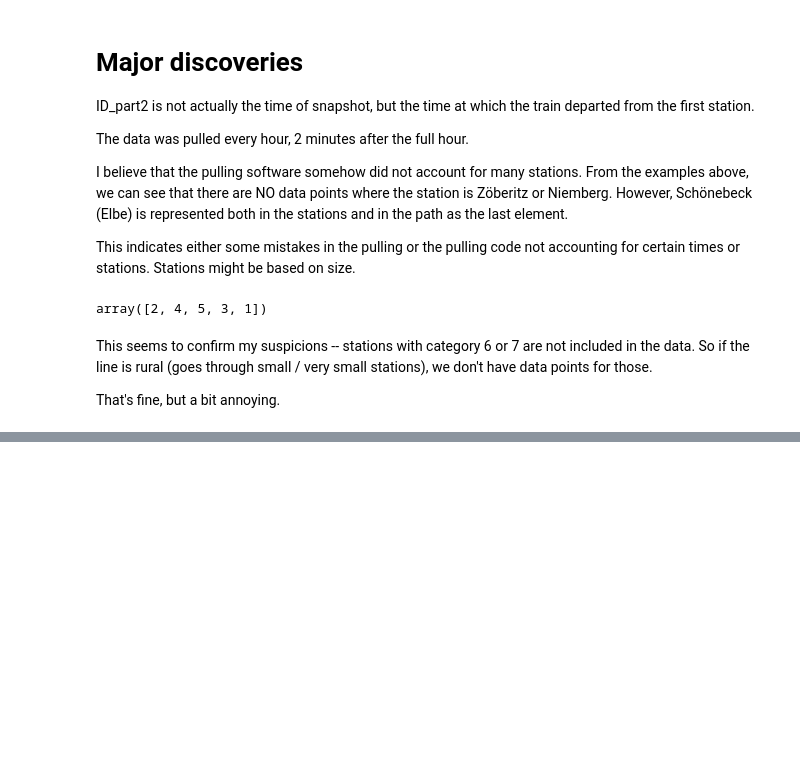
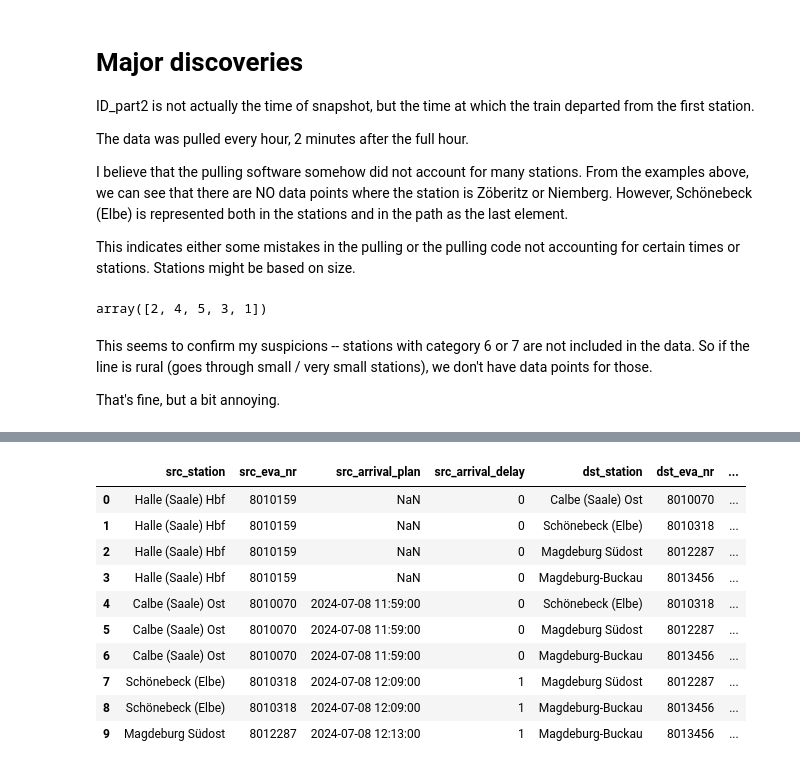
Before and after one commit to anadditivity/ml-deutsche-bahn-delays, a Jupyter notebook: addy_train_line_reconstruction.ipynb, the cells around one changed output, grey strips where cells are left out. Drawn from its saved outputs; the diff is of its cells as text; code cells hidden in the pictures; blank space fills up the shorter version.

Commit message:
added example code to train ride reconstruction that creates new lines

```diff
--- a/addy_train_line_reconstruction.ipynb
+++ b/addy_train_line_reconstruction.ipynb
@@ -176,0 +186,45 @@ That's fine, but a bit annoying.
+# %%
+## the following code is made with help from O365 Copilot
+## THIS IS AN EXAMPLE. FOR THE REAL THING, FOLLOW THE STRUCTURE IN ML Project Scoping Notes.md
+# Filter the relevant rows
+filtered = data[
+    data.ID_part1.astype(str).str.startswith('7259508062') &
+    data.ID_part2.astype(str).str.startswith('2407081114')
+].drop(columns=[
+    'city', 'zip', 'long', 'lat', 'departure_plan', 'departure_change',
+    'departure_delay_m', 'arrival_delay_check', 'departure_delay_check',
+    'ID_fixed', 'ID'
+]).sort_values(['ID_part2', 'ID_part3', 'arrival_plan'])
+
+# Create new data points
+new_rows = []
+for i in range(len(filtered)):
+    src_row = filtered.iloc[i]
+    for j in range(i + 1, len(filtered)):
+        dst_row = filtered.iloc[j]
+        new_rows.append({
+            'src_station': src_row['station'],
+            'src_eva_nr': src_row['eva_nr'],
+            'src_arrival_plan': src_row['arrival_plan'],
+            'src_arrival_delay': src_row['arrival_delay_m'],
+            'dst_station': dst_row['station'],
+            'dst_eva_nr': dst_row['eva_nr'],
+            'dst_arrival_plan': dst_row['arrival_plan'],
+            'dst_arrival_delay': dst_row['arrival_delay_m']
+        })
+
+# Convert to DataFrame
+new_data = pd.DataFrame(new_rows)
+new_data
+# %% [output]
+|  | src_station | src_eva_nr | src_arrival_plan | src_arrival_delay | dst_station | dst_eva_nr | ... |
+| 0 | Halle (Saale) Hbf | 8010159 | NaN | 0 | Calbe (Saale) Ost | 8010070 | ... |
+| 1 | Halle (Saale) Hbf | 8010159 | NaN | 0 | Schönebeck (Elbe) | 8010318 | ... |
+| 2 | Halle (Saale) Hbf | 8010159 | NaN | 0 | Magdeburg Südost | 8012287 | ... |
+| 3 | Halle (Saale) Hbf | 8010159 | NaN | 0 | Magdeburg-Buckau | 8013456 | ... |
+| 4 | Calbe (Saale) Ost | 8010070 | 2024-07-08 11:59:00 | 0 | Schönebeck (Elbe) | 8010318 | ... |
+| 5 | Calbe (Saale) Ost | 8010070 | 2024-07-08 11:59:00 | 0 | Magdeburg Südost | 8012287 | ... |
+| 6 | Calbe (Saale) Ost | 8010070 | 2024-07-08 11:59:00 | 0 | Magdeburg-Buckau | 8013456 | ... |
+| 7 | Schönebeck (Elbe) | 8010318 | 2024-07-08 12:09:00 | 1 | Magdeburg Südost | 8012287 | ... |
+| 8 | Schönebeck (Elbe) | 8010318 | 2024-07-08 12:09:00 | 1 | Magdeburg-Buckau | 8013456 | ... |
+| 9 | Magdeburg Südost | 8012287 | 2024-07-08 12:13:00 | 1 | Magdeburg-Buckau | 8013456 | ... |
```
Also changed, not shown: parts of 1 cell of this notebook.
